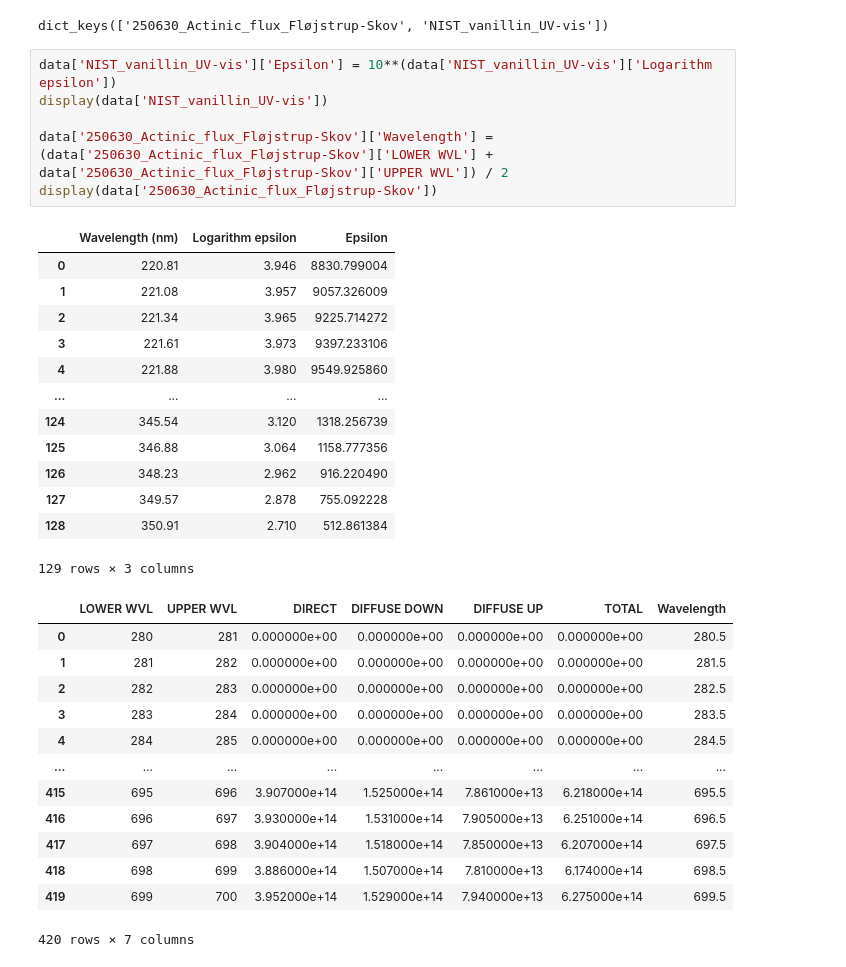
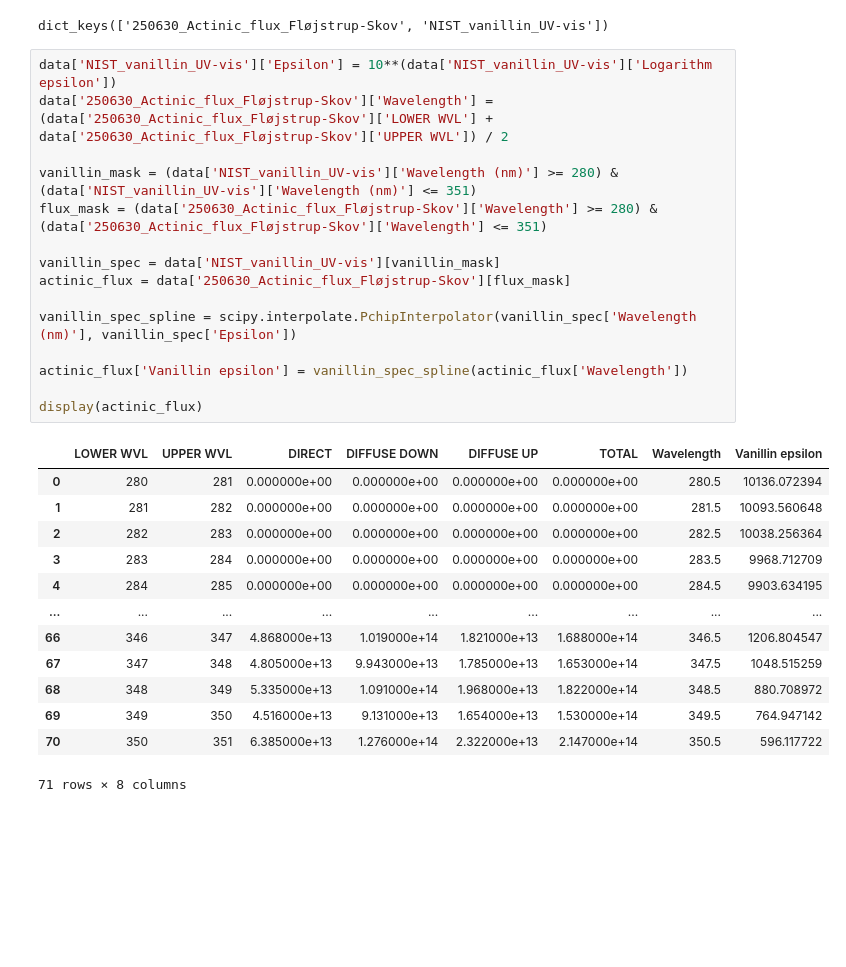
Before and after one commit to Normann25/DataTreatment_PhD, a Jupyter notebook: Vanillin/UV-Vis.ipynb, the cells around one changed output. Saved outputs shown, nothing was run; the diff lists cells and outputs as text; blank space fills up the shorter version.

```diff
--- a/Vanillin/UV-Vis.ipynb
+++ b/Vanillin/UV-Vis.ipynb
@@ -16,37 +16,33 @@ print(data.keys())
 dict_keys(['250630_Actinic_flux_Fløjstrup-Skov', 'NIST_vanillin_UV-vis'])
 # %%
 data['NIST_vanillin_UV-vis']['Epsilon'] = 10**(data['NIST_vanillin_UV-vis']['Logarithm epsilon'])
-display(data['NIST_vanillin_UV-vis'])
+data['250630_Actinic_flux_Fløjstrup-Skov']['Wavelength'] = (data['250630_Actinic_flux_Fløjstrup-Skov']['LOWER WVL'] + data['250630_Actinic_flux_Fløjstrup-Skov']['UPPER WVL']) / 2
 
-data['250630_Actinic_flux_Fløjstrup-Skov']['Wavelength'] = (data['250630_Actinic_flux_Fløjstrup-Skov']['LOWER WVL'] + data['250630_Actinic_flux_Fløjstrup-Skov']['UPPER WVL']) / 2
-display(data['250630_Actinic_flux_Fløjstrup-Skov'])
+vanillin_mask = (data['NIST_vanillin_UV-vis']['Wavelength (nm)'] >= 280) & (data['NIST_vanillin_UV-vis']['Wavelength (nm)'] <= 351)
+flux_mask = (data['250630_Actinic_flux_Fløjstrup-Skov']['Wavelength'] >= 280) & (data['250630_Actinic_flux_Fløjstrup-Skov']['Wavelength'] <= 351)
+
+vanillin_spec = data['NIST_vanillin_UV-vis'][vanillin_mask]
+actinic_flux = data['250630_Actinic_flux_Fløjstrup-Skov'][flux_mask]
+
+vanillin_spec_spline = scipy.interpolate.PchipInterpolator(vanillin_spec['Wavelength (nm)'], vanillin_spec['Epsilon'])
+
+actinic_flux['Vanillin epsilon'] = vanillin_spec_spline(actinic_flux['Wavelength'])
+
+display(actinic_flux)
 # %% [output]
-|  | Wavelength (nm) | Logarithm epsilon | Epsilon |
-| 0 | 220.81 | 3.946 | 8830.799004 |
-| 1 | 221.08 | 3.957 | 9057.326009 |
-| 2 | 221.34 | 3.965 | 9225.714272 |
-| 3 | 221.61 | 3.973 | 9397.233106 |
-| 4 | 221.88 | 3.980 | 9549.925860 |
-| ... | ... | ... | ... |
-| 124 | 345.54 | 3.120 | 1318.256739 |
-| 125 | 346.88 | 3.064 | 1158.777356 |
-| 126 | 348.23 | 2.962 | 916.220490 |
-| 127 | 349.57 | 2.878 | 755.092228 |
-| 128 | 350.91 | 2.710 | 512.861384 |
+|  | LOWER WVL | UPPER WVL | DIRECT | DIFFUSE DOWN | DIFFUSE UP | TOTAL | Wavelength | Vanillin epsilon |
+| 0 | 280 | 281 | 0.000000e+00 | 0.000000e+00 | 0.000000e+00 | 0.000000e+00 | 280.5 | 10136.072394 |
+| 1 | 281 | 282 | 0.000000e+00 | 0.000000e+00 | 0.000000e+00 | 0.000000e+00 | 281.5 | 10093.560648 |
+| 2 | 282 | 283 | 0.000000e+00 | 0.000000e+00 | 0.000000e+00 | 0.000000e+00 | 282.5 | 10038.256364 |
+| 3 | 283 | 284 | 0.000000e+00 | 0.000000e+00 | 0.000000e+00 | 0.000000e+00 | 283.5 | 9968.712709 |
+| 4 | 284 | 285 | 0.000000e+00 | 0.000000e+00 | 0.000000e+00 | 0.000000e+00 | 284.5 | 9903.634195 |
+| ... | ... | ... | ... | ... | ... | ... | ... | ... |
+| 66 | 346 | 347 | 4.868000e+13 | 1.019000e+14 | 1.821000e+13 | 1.688000e+14 | 346.5 | 1206.804547 |
+| 67 | 347 | 348 | 4.805000e+13 | 9.943000e+13 | 1.785000e+13 | 1.653000e+14 | 347.5 | 1048.515259 |
+| 68 | 348 | 349 | 5.335000e+13 | 1.091000e+14 | 1.968000e+13 | 1.822000e+14 | 348.5 | 880.708972 |
+| 69 | 349 | 350 | 4.516000e+13 | 9.131000e+13 | 1.654000e+13 | 1.530000e+14 | 349.5 | 764.947142 |
+| 70 | 350 | 351 | 6.385000e+13 | 1.276000e+14 | 2.322000e+13 | 2.147000e+14 | 350.5 | 596.117722 |
-129 rows × 3 columns
+71 rows × 8 columns
-|  | LOWER WVL | UPPER WVL | DIRECT | DIFFUSE DOWN | DIFFUSE UP | TOTAL | Wavelength |
-| 0 | 280 | 281 | 0.000000e+00 | 0.000000e+00 | 0.000000e+00 | 0.000000e+00 | 280.5 |
-| 1 | 281 | 282 | 0.000000e+00 | 0.000000e+00 | 0.000000e+00 | 0.000000e+00 | 281.5 |
-| 2 | 282 | 283 | 0.000000e+00 | 0.000000e+00 | 0.000000e+00 | 0.000000e+00 | 282.5 |
-| 3 | 283 | 284 | 0.000000e+00 | 0.000000e+00 | 0.000000e+00 | 0.000000e+00 | 283.5 |
-| 4 | 284 | 285 | 0.000000e+00 | 0.000000e+00 | 0.000000e+00 | 0.000000e+00 | 284.5 |
-| ... | ... | ... | ... | ... | ... | ... | ... |
-| 415 | 695 | 696 | 3.907000e+14 | 1.525000e+14 | 7.861000e+13 | 6.218000e+14 | 695.5 |
-| 416 | 696 | 697 | 3.930000e+14 | 1.531000e+14 | 7.905000e+13 | 6.251000e+14 | 696.5 |
-| 417 | 697 | 698 | 3.904000e+14 | 1.518000e+14 | 7.850000e+13 | 6.207000e+14 | 697.5 |
-| 418 | 698 | 699 | 3.886000e+14 | 1.507000e+14 | 7.810000e+13 | 6.174000e+14 | 698.5 |
-| 419 | 699 | 700 | 3.952000e+14 | 1.529000e+14 | 7.940000e+13 | 6.275000e+14 | 699.5 |
-420 rows × 7 columns
 # %%
 fig, ax = plt.subplots(2, 1, figsize = (6.3, 6))
 
```
Also changed, not shown: parts of 3 cells of this notebook.
